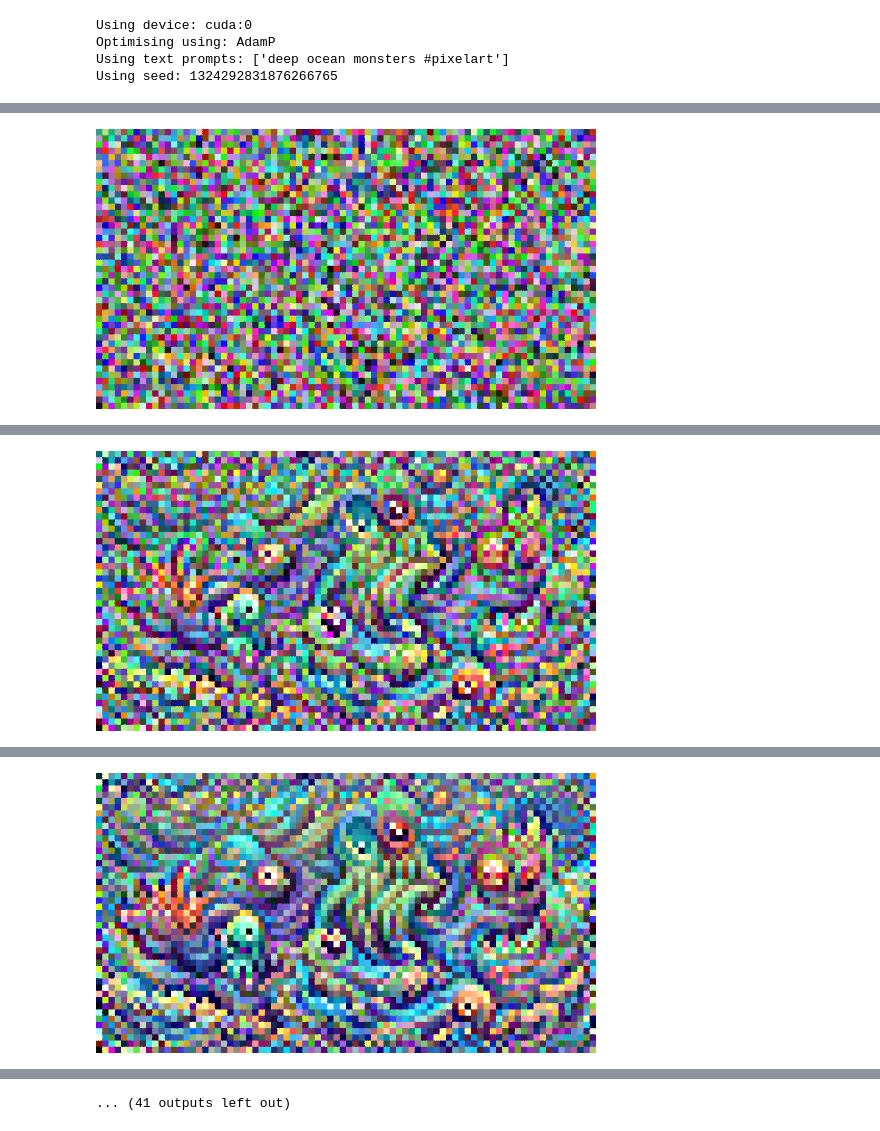
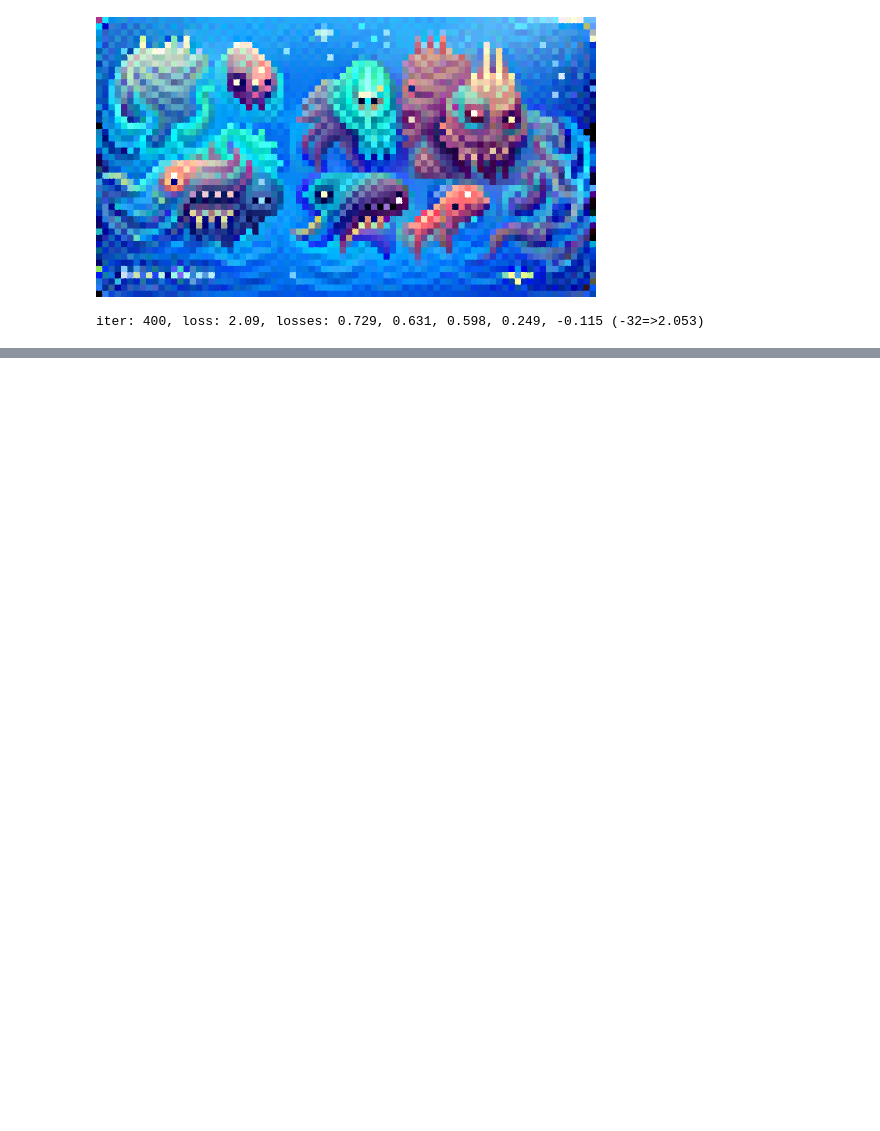
Before and after one commit to dribnet/clipit, a Jupyter notebook: demos/palette_enforcement.ipynb, the cells around one changed output, grey strips where cells are left out. Cells and saved outputs as stored; diff of their text form; code cells hidden in the pictures; blank space fills up the shorter version.

Commit message:
updated palette demo to pixray

```diff
--- a/demos/palette_enforcement.ipynb
+++ b/demos/palette_enforcement.ipynb
@@ -106,93 +108,70 @@ aspect = "widescreen" #@param ["widescreen", "square"]
 
 use_pixeldraw = True #@param {type:"boolean"}
 
-#@markdown Specify the desired palette ("" for default), here are examples of what can be parsed:
-#@markdown * white   (16 color black to white ramp)
+#@markdown Specify the desired palette ("" for default), here's a few examples:
 #@markdown * red     (16 color black to red ramp)
 #@markdown * rust\8  (8 color black to rust ramp)
 #@markdown * red->rust         (16 color red to rust ramp)
-#@markdown * red->#ff0000      (16 color red to yellow ramp)
-#@markdown * red->#ff0000\20   (20 color red to yellow ramp)
+#@markdown * red->#ffff00\20   (20 color red to yellow ramp)
 #@markdown * black->red->white (16 color black/red/white ramp)
-#@markdown * [black, red, #ff0000] (three colors)
 #@markdown * [#000000, #ff0000, #ffff00, #000080] (four colors)
 #@markdown * red->white;blue->yellow (32 colors across two ramps of 16)
 #@markdown * red;blue;yellow         (48 colors from combining 3 ramps)
-#@markdown * red\8;blue->yellow\8    (16 colors from combining 2 ramps)
 #@markdown * red->yellow;[black]     (16 colors from ramp and also black)
-#@markdown * (for example: ):
 
 use_palette = "" #@param {type:"string"}
-#@markdown Use this flag to activate the smoothess enforcement:
-force_smoothness = True #@param {type:"boolean"}
+#@markdown Use this flag to encourage smoothess:
+smoothness = True #@param {type:"boolean"}
 
-#@markdown Use this flag to activate the saturation enforcement (use it against color fading):
-force_saturation = True #@param {type:"boolean"}
+#@markdown Use this flag to encourage color saturation (use it against color fading):
+saturation = True #@param {type:"boolean"}
 
 #@markdown When you have the settings you want, press the play button on the left.
 #@markdown The system will save these and start generating images below.
 
 #@markdown When that is done you can change these
 #@markdown settings and see if you get different results. Or if you get
 #@markdown impatient, just select "Runtime -> Interrupt Execution".
 #@markdown Note that the first time you run it may take a bit longer
 #@markdown as nessary files are downloaded.
 
 
 #@markdown
 #@markdown *Advanced: you can also edit this cell and add add additional
 #@markdown settings, combining settings from different notebooks.*
 
 
 # Simple setup
-import clipit
+import pixray
 
 # these are good settings for pixeldraw
-clipit.reset_settings()
-clipit.add_settings(prompts=prompts, aspect=aspect)
-clipit.add_settings(quality="better", scale=2.5)
-clipit.add_settings(use_pixeldraw=use_pixeldraw)
+pixray.reset_settings()
+pixray.add_settings(prompts=prompts, aspect=aspect)
+pixray.add_settings(quality="better", scale=2.5)
+pixray.add_settings(display_clear=True)
+
+if use_pixeldraw:
+  pixray.add_settings(drawer="pixeldraw")
 
 # palette = None
 if use_palette and use_palette!='None':
-  clipit.add_settings(target_palette=use_palette)
-# if force_palette == "custom" and use_palette.strip():
-#   import matplotlib.colors
-#   palette = [matplotlib.colors.to_rgb(c.strip()) for c in use_palette.strip().split(',')]
-# elif force_palette == "green":
-#   palette = [[0.44*i*16/256,i*16/256,0.53*i*16/256] for i in range(16)]
-# elif force_palette == "orange":
-#   palette = [[i*16/256,0.8*i*16/256,0.2*i*16/256] for i in range(16)]
-# elif force_palette == "blue":
-#   palette = [[0.44*i*16/256,0.53*i*16/256,i*16/256] for i in range(16)]
-# elif force_palette == "red":
-#   palette = [[i*16/256,0.53*i*16/256,0.44*i*16/256] for i in range(16)]
-# elif force_palette == "grayscale":
-#   palette = [[i*16/256,i*16/256,i*16/256] for i in range(16)]
-# palette = 'red'
-# if palette and palette_annealing:
-#   clipit.add_settings(target_palette=palette) #, enforce_palette_annealing=palette_annealing)
+  pixray.add_settings(target_palette=use_palette)
 
-if force_smoothness and force_smoothness!='None':
-  clipit.add_settings(enforce_smoothness=50, enforce_smoothness_type='log')
-  # if force_smoothness in ('clipped','log'):
-  #   clipit.add_settings(enforce_smoothness_type=force_smoothness)
+if smoothness and smoothness!='None':
+  pixray.add_settings(smoothness=2.0, smoothness_type='log')
 
-if force_saturation:
-  clipit.add_settings(enforce_saturation=1000)
+if saturation:
+  pixray.add_settings(saturation=1.0)
 
-clipit.add_settings(noise_prompt_seeds=[1,2,3])
-
+pixray.add_settings(noise_prompt_seeds=[1,2,3])
 
 #### YOU CAN ADD YOUR OWN CUSTOM SETTING HERE ####
 # this is the example of how to run longer with less frequent display
-# clipit.add_settings(iterations=500, display_every=50)
+# pixray.add_settings(iterations=500, display_every=50)
 
-settings = clipit.apply_settings()
-clipit.do_init(settings)
-clipit.do_run(settings)
+settings = pixray.apply_settings()
+pixray.do_init(settings)
+pixray.do_run(settings)
 # %% [output]
+[figure, new version]
-Using device: cuda:0
-Optimising using: AdamP
-Using text prompts: ['deep ocean monsters #pixelart']
-Using seed: 1324292831876266765
+iter: 400, loss: 2.09, losses: 0.729, 0.631, 0.598, 0.249, -0.115 (-32=>2.053)
@@ -200 +177,0 @@ iter: 0, loss: 2.81576, losses: 1.00104, 0.889893, 0.924823, 0, -0
-[figure, old version]
@@ -203 +177,0 @@ iter: 20, loss: 2.45153, losses: 0.88583, 0.753921, 0.743015, 0.0763954, -0.0076
-[figure, removed]
@@ -206 +177,0 @@ iter: 40, loss: 2.38924, losses: 0.855362, 0.714987, 0.71572, 0.116849, -0.01367
-[figure, removed]
@@ -215 +177,0 @@ iter: 100, loss: 2.36653, losses: 0.801095, 0.677951, 0.66426, 0.257787, -0.0345
-... (41 outputs left out)
```
Also changed, not shown: parts of 4 cells of this notebook.
